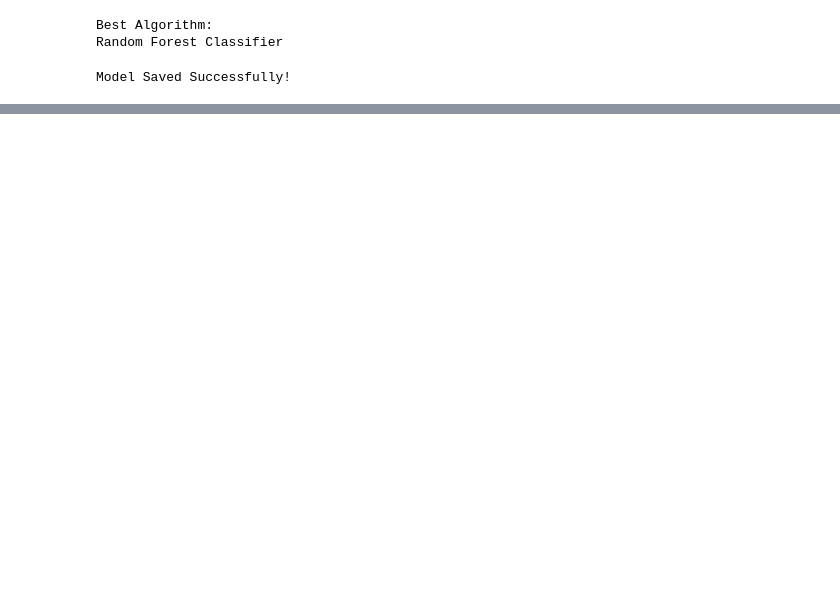
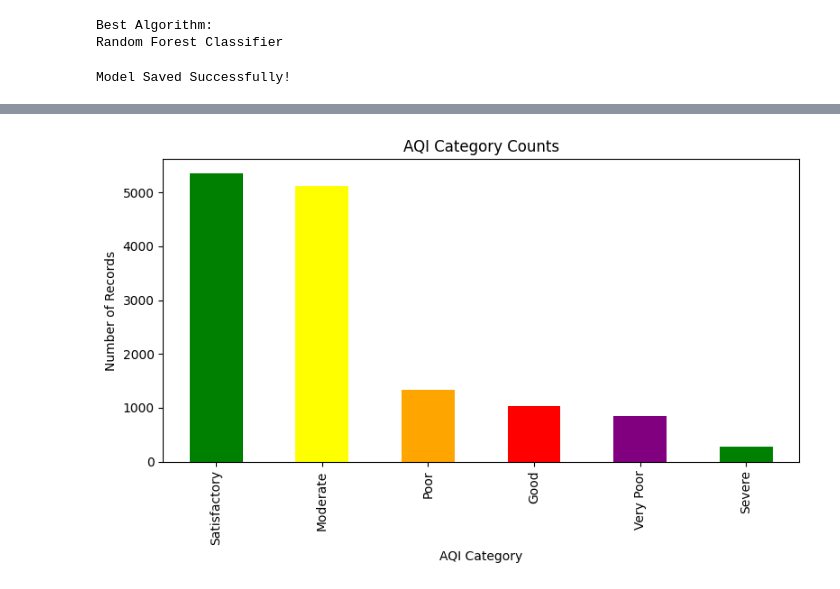
Before and after one commit to ABDfathah2723/aqi-prediction-system, a Jupyter notebook: data.ipynb, the cells around one changed output, grey strips where cells are left out. Cells and saved outputs as stored; diff of their text form; code cells hidden in the pictures; blank space fills up the shorter version.

```diff
--- a/data.ipynb
+++ b/data.ipynb
@@ -492,0 +535,21 @@ Model Saved Successfully!
+# %%
+# AQI Category Count Graph
+
+plt.figure(figsize=(8,5))
+
+aqi_counts = data["AQI_Bucket"].value_counts()
+
+aqi_counts.plot(
+    kind="bar",
+    color=["green","yellow","orange","red","purple"]
+)
+
+plt.title("AQI Category Counts")
+plt.xlabel("AQI Category")
+plt.ylabel("Number of Records")
+plt.tight_layout()
+
+plt.savefig("static/graphs/aqi_count.png")
+plt.show()
+# %% [output]
+[figure, added]
```
Also changed, not shown: parts of 8 cells of this notebook, 21 other files.
